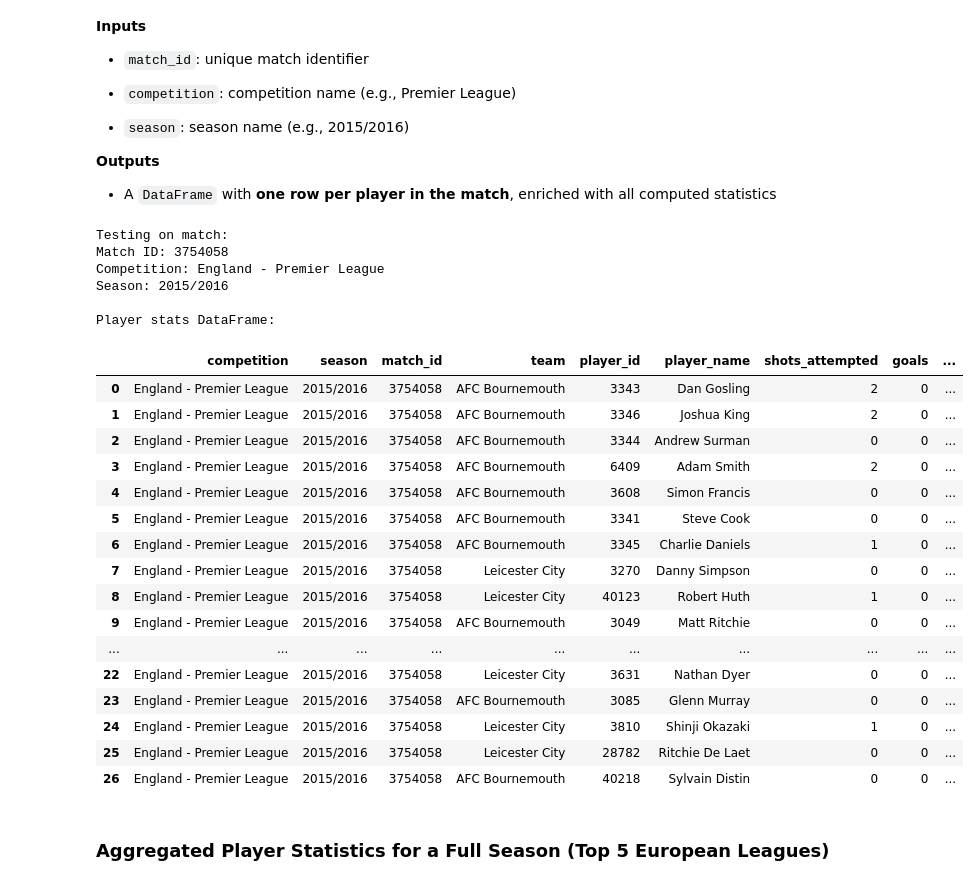
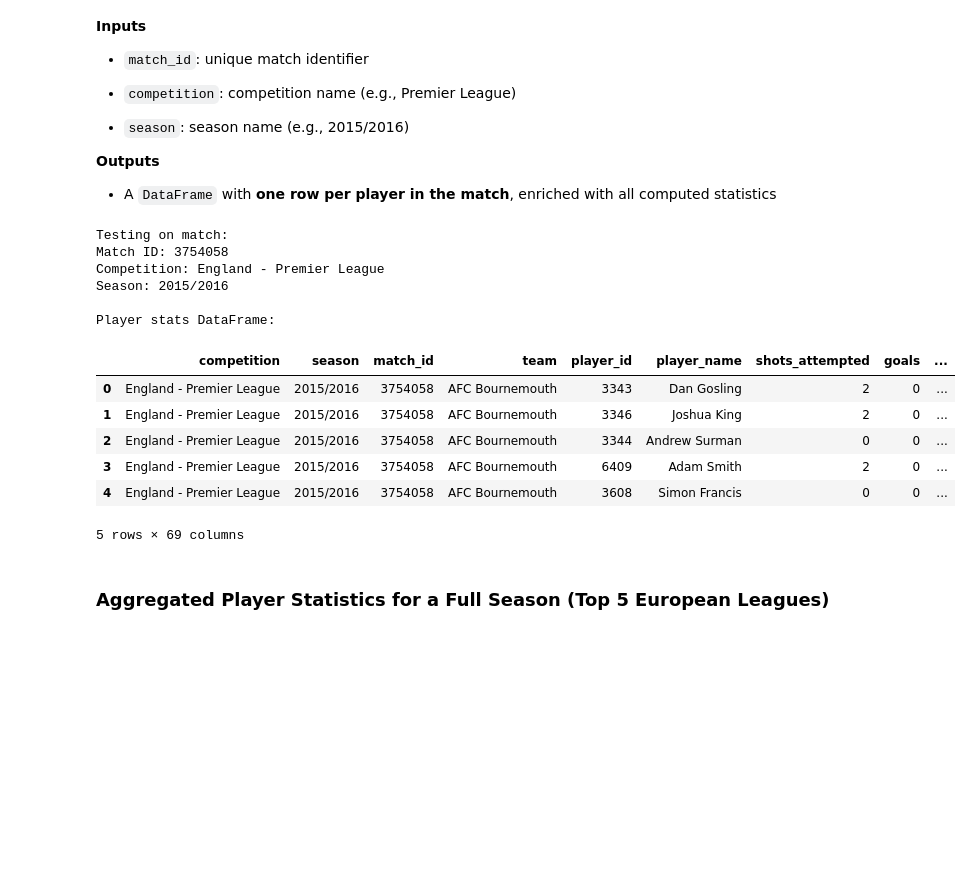
Before and after one commit to Manuele23/Parma-assignment, a Jupyter notebook: task2_ballon_dor/01_data_preparation.ipynb, the cells around one changed output. Drawn from its saved outputs; the diff is of its cells as text; code cells hidden in the pictures; blank space fills up the shorter version.

```diff
--- a/task2_ballon_dor/01_data_preparation.ipynb
+++ b/task2_ballon_dor/01_data_preparation.ipynb
@@ -1108,9 +1102,9 @@ This function computes a player’s **availability and minutes played** in a mat
 # %%
 def extract_context_playing_time(events_df, player_events):
     """
-    Extract context and playing time statistics for a single-player performance
-    Uses events_df (full match) + lineups (no sb.matches)
-    Match duration is computed from Half Start / Half End events
+    Extract context and playing time statistics for a single-player performance.
+    Uses events_df (full match) + lineups.
+    Match duration is computed from Half Start / Half End events.
 
     Args:
         events_df (pd.DataFrame): StatsBomb events for the full match
@@ -1124,6 +1118,7 @@ def extract_context_playing_time(events_df, player_events):
 
     if player_events.empty:
         stats.update({
+            "presences": 0,
             "minutes_played": 0,
             "matches_started": 0,
             "substitutions_in": 0,
@@ -1143,16 +1138,18 @@ def extract_context_playing_time(events_df, player_events):
     # MATCH DURATION (from Half Start / Half End)
     duration = 0.0
     half_start = events_df[events_df["type"] == "Half Start"]
+
     half_end = events_df[events_df["type"] == "Half End"]
 
     for period in sorted(events_df["period"].unique()):
         start_ev = half_start[half_start["period"] == period]
         end_ev = half_end[half_end["period"] == period]
         if not start_ev.empty and not end_ev.empty:
-            start_min = int(start_ev.iloc[0]["minute"]) + int(start_ev.iloc[0]["second"]) / 60.0
-            end_min = int(end_ev.iloc[0]["minute"]) + int(end_ev.iloc[0]["second"]) / 60.0
+            start_min = float(start_ev.iloc[0]["minute"]) + float(start_ev.iloc[0]["second"]) / 60.0
+            end_min = float(end_ev.iloc[0]["minute"]) + float(end_ev.iloc[0]["second"]) / 60.0
             duration += (end_min - start_min)
     match_duration = round(duration, 2)
+
 
     # INIT
     minutes_played = 0.0
@@ -1168,13 +1165,13 @@ def extract_context_playing_time(events_df, player_events):
         # Player out
         if (subs_events["player_id"] == player_id).any():
             sub_row = subs_events[subs_events["player_id"] == player_id].iloc[0]
-            sub_out_time = int(sub_row["minute"]) + int(sub_row["second"]) / 60.0
+            sub_out_time = float(sub_row["minute"]) + float(sub_row["second"]) / 60.0
         # Player in
         if (subs_events["substitution_replacement_id"] == player_id).any():
             sub_row = subs_events[subs_events["substitution_replacement_id"] == player_id].iloc[0]
-            sub_in_time = int(sub_row["minute"]) + int(sub_row["second"]) / 60.0
+            sub_in_time = float(sub_row["minute"]) + float(sub_row["second"]) / 60.0
 
-    # POSITIONS (for role list + check starter)
+    # POSITIONS (roles + starter check)
     for _, team_df in lineups_dict.items():
         row = team_df[team_df["player_id"] == player_id]
         if not row.empty:
@@ -1183,29 +1180,35 @@ def extract_context_playing_time(events_df, player_events):
                 for pos in positions:
                     if "position" in pos:
                         positions_played.append(pos["position"])
+                # starter if "from" == "0:00"
                 if positions[0].get("from") in ["0:00", "00:00"]:
                     matches_started = 1
             break
 
     # COMPUTE MINUTES
     if sub_in_time is not None and sub_out_time is not None:
+        # came in, then out
         minutes_played = sub_out_time - sub_in_time
         subs_in, subs_out = 1, 1
     elif sub_in_time is not None:
+        # came in only
         minutes_played = match_duration - sub_in_time
         subs_in = 1
     elif sub_out_time is not None:
+        # started and subbed out
         minutes_played = sub_out_time
         subs_out = 1
     else:
+        # played whole match
         minutes_played = match_duration
 
-    # FULL MATCH?
+    # FULL MATCH? (started + no sub out + ~full duration)
     if matches_started == 1 and subs_out == 0 and abs(minutes_played - match_duration) < 1.0:
         full_matches = 1
 
     # SAVE
-    stats["minutes_played"] = round(minutes_played, 2)
+    stats["presences"] = 1 if minutes_played > 0 else 0
+    stats["minutes_played"] = round(minutes_played, 2)  # keep 2 decimals
     stats["matches_started"] = matches_started
     stats["substitutions_in"] = subs_in
     stats["substitutions_out"] = subs_out
@@ -1217,10 +1220,10 @@ def extract_context_playing_time(events_df, player_events):
 # TEST ON A SINGLE PLAYER
 
 # Load events for that match
-player_events = sb.events(match_id=match_id)
+events_df = sb.events(match_id=match_id)
 
 # Extract unique players from events (skip NaNs)
-players_in_match = player_events[['player_id', 'player', 'team']].dropna().drop_duplicates()
+players_in_match = events_df[['player_id', 'player', 'team']].dropna().drop_duplicates()
 
 # Pick one player random
 player_row = players_in_match.iloc[randint(0, len(players_in_match)-1)]
@@ -1229,7 +1232,7 @@ player_name = player_row['player']
 team_name = player_row['team']
 
 # Filter events for that player
-player_events = player_events[player_events['player_id'] == player_id]
+player_events = events_df[events_df['player_id'] == player_id]
 
 
 print("EXAMPLE PLAYER SELECTED")
@@ -1238,7 +1241,7 @@ print(f"Team   : {team_name}")
 print(f"Total events for player in match: {len(player_events)}")
 
 # Extract context stats
-player_stats = extract_context_playing_time(player_events, player_events)
+player_stats = extract_context_playing_time(events_df, player_events)
 
 # Print summary
 print("\nContext Stats for Player:")
@@ -1359,45 +1405,35 @@ def collect_player_match_stats(match_id, competition, season):
 # Get match data from StatsBomb
 matches = sb.matches(competition_id=2, season_id=27)  # 2 = Premier League, 27 = 2015/16
 example_match = matches.iloc[0]   # first available match
 
 match_id = example_match["match_id"]
 competition = example_match["competition"]
 season = example_match["season"]
 
 print("Testing on match:")
 print(f"Match ID: {match_id}")
 print(f"Competition: {competition}")
 print(f"Season: {season}")
 
 # Estrazione statistiche per tutti i giocatori del match
 df_stats = collect_player_match_stats(match_id, competition, season)
 
 print("\nPlayer stats DataFrame:")
-df_stats
+df_stats.head()
 # %% [output]
 Testing on match:
 Match ID: 3754058
 Competition: England - Premier League
 Season: 2015/2016
 
 Player stats DataFrame:
 |  | competition | season | match_id | team | player_id | player_name | shots_attempted | goals | ... |
 | 0 | England - Premier League | 2015/2016 | 3754058 | AFC Bournemouth | 3343 | Dan Gosling | 2 | 0 | ... |
 | 1 | England - Premier League | 2015/2016 | 3754058 | AFC Bournemouth | 3346 | Joshua King | 2 | 0 | ... |
 | 2 | England - Premier League | 2015/2016 | 3754058 | AFC Bournemouth | 3344 | Andrew Surman | 0 | 0 | ... |
 | 3 | England - Premier League | 2015/2016 | 3754058 | AFC Bournemouth | 6409 | Adam Smith | 2 | 0 | ... |
 | 4 | England - Premier League | 2015/2016 | 3754058 | AFC Bournemouth | 3608 | Simon Francis | 0 | 0 | ... |
-| 5 | England - Premier League | 2015/2016 | 3754058 | AFC Bournemouth | 3341 | Steve Cook | 0 | 0 | ... |
-| 6 | England - Premier League | 2015/2016 | 3754058 | AFC Bournemouth | 3345 | Charlie Daniels | 1 | 0 | ... |
-| 7 | England - Premier League | 2015/2016 | 3754058 | Leicester City | 3270 | Danny Simpson | 0 | 0 | ... |
-| 8 | England - Premier League | 2015/2016 | 3754058 | Leicester City | 40123 | Robert Huth | 1 | 0 | ... |
-| 9 | England - Premier League | 2015/2016 | 3754058 | AFC Bournemouth | 3049 | Matt Ritchie | 0 | 0 | ... |
-| ... | ... | ... | ... | ... | ... | ... | ... | ... | ... |
-| 22 | England - Premier League | 2015/2016 | 3754058 | Leicester City | 3631 | Nathan Dyer | 0 | 0 | ... |
-| 23 | England - Premier League | 2015/2016 | 3754058 | AFC Bournemouth | 3085 | Glenn Murray | 0 | 0 | ... |
-| 24 | England - Premier League | 2015/2016 | 3754058 | Leicester City | 3810 | Shinji Okazaki | 1 | 0 | ... |
-| 25 | England - Premier League | 2015/2016 | 3754058 | Leicester City | 28782 | Ritchie De Laet | 0 | 0 | ... |
-| 26 | England - Premier League | 2015/2016 | 3754058 | AFC Bournemouth | 40218 | Sylvain Distin | 0 | 0 | ... |
+5 rows × 69 columns
 # %% [markdown]
 ### Aggregated Player Statistics for a Full Season (Top 5 European Leagues)
 # %% [markdown]
```
Also changed, not shown: parts of 27 cells of this notebook, 6 other files.
